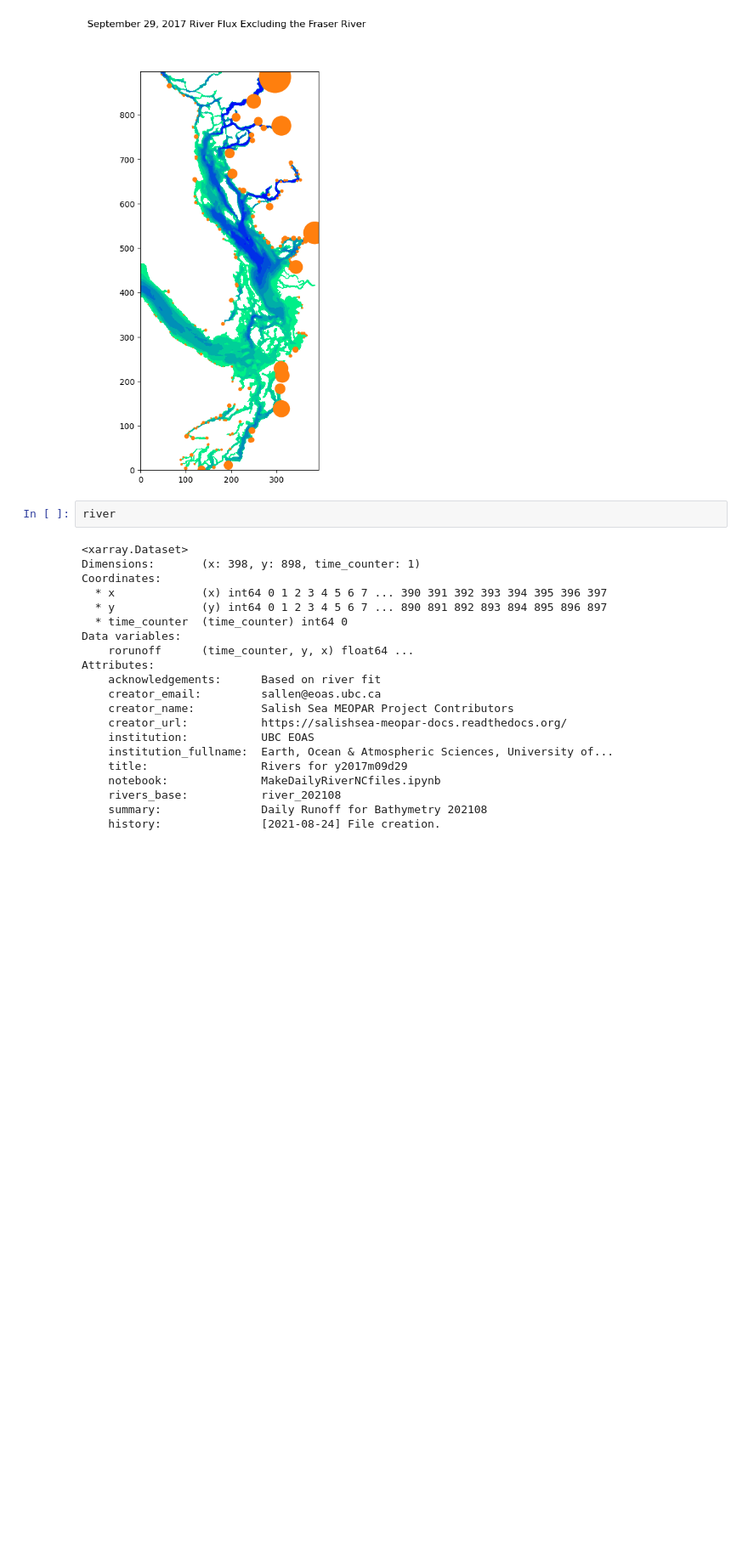
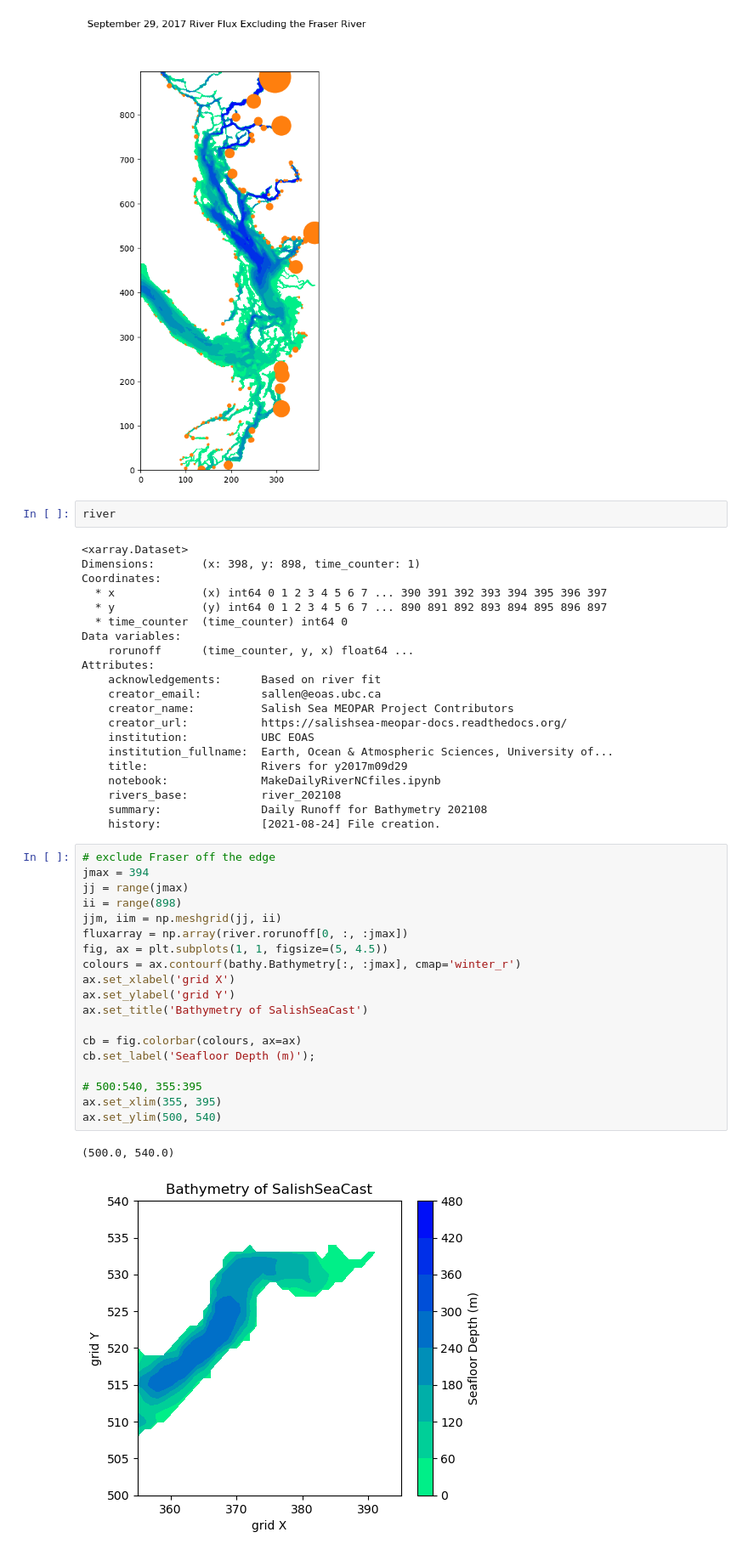
Before and after one commit to SalishSeaCast/analysis-cassidy, a Jupyter notebook: notebooks/Demo_for_Camryn_and_Cassidy.ipynb, the cells around one changed output. Shown at 85% size. Saved outputs shown, nothing was run; the diff lists cells and outputs as text; blank space fills up the shorter version.

Commit message:
make howe bathy plot

```diff
--- a/notebooks/Demo_for_Camryn_and_Cassidy.ipynb
+++ b/notebooks/Demo_for_Camryn_and_Cassidy.ipynb
@@ -236,3 +236,25 @@ Attributes:
     rivers_base:           river_202108
     summary:               Daily Runoff for Bathymetry 202108
     history:               [2021-08-24] File creation.
+# %%
+# exclude Fraser off the edge
+jmax = 394
+jj = range(jmax)
+ii = range(898)
+jjm, iim = np.meshgrid(jj, ii)
+fluxarray = np.array(river.rorunoff[0, :, :jmax])
+fig, ax = plt.subplots(1, 1, figsize=(5, 4.5))
+colours = ax.contourf(bathy.Bathymetry[:, :jmax], cmap='winter_r')
+ax.set_xlabel('grid X')
+ax.set_ylabel('grid Y')
+ax.set_title('Bathymetry of SalishSeaCast')
+
+cb = fig.colorbar(colours, ax=ax)
+cb.set_label('Seafloor Depth (m)');
+
+# 500:540, 355:395
+ax.set_xlim(355, 395)
+ax.set_ylim(500, 540)
+# %% [output]
+(500.0, 540.0)
+[figure, added]
```
